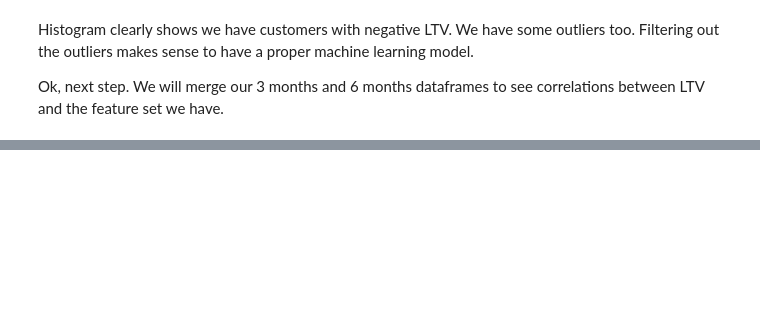
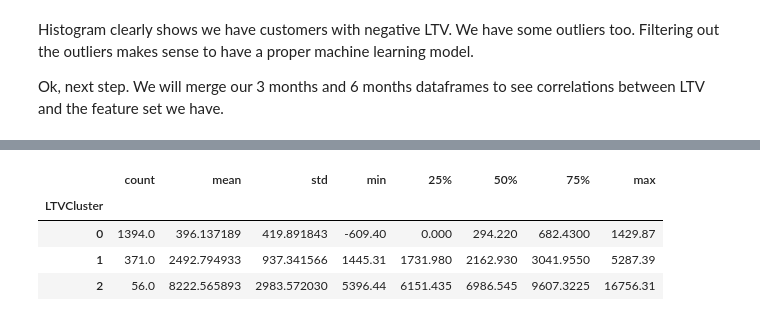
Before and after one commit to elmondhir/customer-segmentation-tuto, a Jupyter notebook: clv_prediction.ipynb, the cells around one changed output, grey strips where cells are left out. Drawn from its saved outputs; the diff is of its cells as text; code cells hidden in the pictures; blank space fills up the shorter version.

Commit message:
Updated CLV prediction

```diff
--- a/clv_prediction.ipynb
+++ b/clv_prediction.ipynb
@@ -122,0 +185,24 @@ Ok, next step. We will merge our 3 months and 6 months dataframes to see correla
+# %%
+#remove outliers
+df_merge = df_merge[df_merge['m6_Revenue']<df_merge['m6_Revenue'].quantile(0.99)]
+
+
+#creating 3 clusters
+kmeans = KMeans(n_clusters=3)
+kmeans.fit(df_merge[['m6_Revenue']])
+df_merge['LTVCluster'] = kmeans.predict(df_merge[['m6_Revenue']])
+
+#order cluster number based on LTV
+df_merge = order_cluster('LTVCluster', 'm6_Revenue',df_merge,True)
+
+#creatinga new cluster dataframe
+df_cluster = df_merge.copy()
+
+#see details of the clusters
+df_cluster.groupby('LTVCluster')['m6_Revenue'].describe()
+# %% [output]
+|  | count | mean | std | min | 25% | 50% | 75% | max |
+| LTVCluster |  |  |  |  |  |  |  |  |
+| 0 | 1394.0 | 396.137189 | 419.891843 | -609.40 | 0.000 | 294.220 | 682.4300 | 1429.87 |
+| 1 | 371.0 | 2492.794933 | 937.341566 | 1445.31 | 1731.980 | 2162.930 | 3041.9550 | 5287.39 |
+| 2 | 56.0 | 8222.565893 | 2983.572030 | 5396.44 | 6151.435 | 6986.545 | 9607.3225 | 16756.31 |
```
Also changed, not shown: parts of 3 cells of this notebook.
